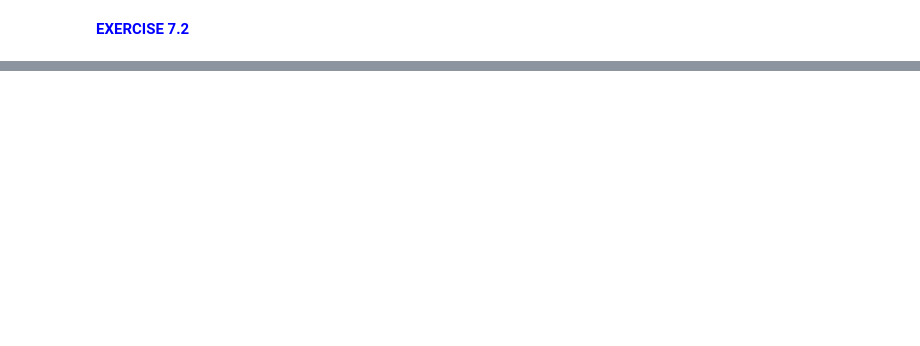
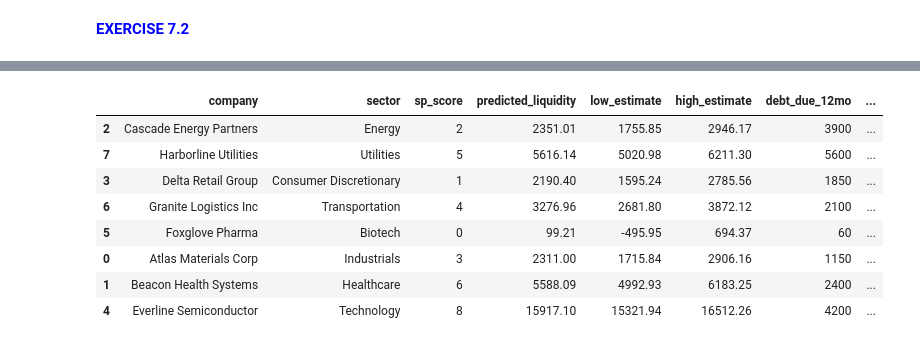
Before and after one commit to Brice-Dev-Lab/PyFi_Coursework, a Jupyter notebook: machine_learning/module_03/notebooks/ML 03. Jupyter Notebook.ipynb, the cells around one changed output, grey strips where cells are left out. Saved outputs shown, nothing was run; the diff lists cells and outputs as text; code cells hidden in the pictures; blank space fills up the shorter version.

Commit message:
completion of module 3 Liquidity Regressor Case Study

```diff
--- a/machine_learning/module_03/notebooks/ML 03. Jupyter Notebook.ipynb
+++ b/machine_learning/module_03/notebooks/ML 03. Jupyter Notebook.ipynb
@@ -944,0 +1007,70 @@ MAE: 1711.57
+# %%
+# ---------------------------------------------------------------------
+# PORTFOLIO LIQUIDITY SCREEN
+# Score a book of prospective borrowers with the persisted GB model.
+# All figures are $ in millions, consistent with the training data.
+# ---------------------------------------------------------------------
+import joblib
+
+MODEL_PATH  = '../models/best_model_gb.pkl'
+CLIENT_PATH = '../data/raw/client_data.csv'
+
+# 1. Load the persisted model and ask it which features it expects,
+#    rather than assuming the client file is already in the right shape.
+loaded_model  = joblib.load(MODEL_PATH)
+best_pipeline = loaded_model.best_estimator_
+FEATURE_COLS  = list(best_pipeline.feature_names_in_)
+
+# 2. Load the client book
+clients = pd.read_csv(CLIENT_PATH)
+
+# 3. Validate before scoring anything - fail loudly, not silently
+missing = [c for c in FEATURE_COLS if c not in clients.columns]
+if missing:
+    raise ValueError(f'client file is missing required features: {missing}')
+if clients[FEATURE_COLS].isna().any().any():
+    raise ValueError('client file contains nulls in feature columns')
+
+# Select and order feature columns to match training exactly.
+# company / sector / debt_due_12mo are context for the analyst, not model inputs.
+client_features = clients[FEATURE_COLS]
+
+# 4. Score the book
+clients['predicted_liquidity'] = loaded_model.predict(client_features)
+
+# 5. Attach an uncertainty band from held-out test error - never quote a
+#    point estimate to a credit committee without one.
+model_mae = mean_absolute_error(target_test, loaded_model.predict(input_test))
+clients['low_estimate']  = clients['predicted_liquidity'] - model_mae
+clients['high_estimate'] = clients['predicted_liquidity'] + model_mae
+
+# 6. Analyst metrics: can projected liquidity cover next year's maturities?
+clients['coverage_ratio']    = clients['predicted_liquidity'] / clients['debt_due_12mo']
+clients['downside_coverage'] = clients['low_estimate'] / clients['debt_due_12mo']
+
+# 7. Flag anything outside the range the model actually learned from
+train_lo, train_hi = target_train.min(), target_train.max()
+clients['in_training_range'] = clients['predicted_liquidity'].between(train_lo, train_hi)
+
+# 8. Triage rules
+def triage(row):
+    if not row['in_training_range']:
+        return 'REVIEW - outside model range'
+    if row['downside_coverage'] < 1.0:
+        return 'ESCALATE - shortfall risk'
+    if row['coverage_ratio'] < 1.5:
+        return 'MONITOR'
+    return 'PASS'
+
+clients['recommendation'] = clients.apply(triage, axis=1)
+
+# 9. Committee report, worst coverage first
+report = clients[['company', 'sector', 'sp_score', 'predicted_liquidity',
+                  'low_estimate', 'high_estimate', 'debt_due_12mo',
+                  'coverage_ratio', 'recommendation']].sort_values('coverage_ratio')
+
+print(f'Model test MAE: ${model_mae:,.0f}MM  |  trained on liquidity ${train_lo:,.0f}-${train_hi:,.0f}MM')
+print(f'Scored {len(clients)} companies on {len(FEATURE_COLS)} features')
+print()
+report.round(2)
+# %% [output]
@@ -944,0 +1079,9 @@ MAE: 1711.57
+|  | company | sector | sp_score | predicted_liquidity | low_estimate | high_estimate | debt_due_12mo | ... |
+| 2 | Cascade Energy Partners | Energy | 2 | 2351.01 | 1755.85 | 2946.17 | 3900 | ... |
+| 7 | Harborline Utilities | Utilities | 5 | 5616.14 | 5020.98 | 6211.30 | 5600 | ... |
+| 3 | Delta Retail Group | Consumer Discretionary | 1 | 2190.40 | 1595.24 | 2785.56 | 1850 | ... |
+| 6 | Granite Logistics Inc | Transportation | 4 | 3276.96 | 2681.80 | 3872.12 | 2100 | ... |
+| 5 | Foxglove Pharma | Biotech | 0 | 99.21 | -495.95 | 694.37 | 60 | ... |
+| 0 | Atlas Materials Corp | Industrials | 3 | 2311.00 | 1715.84 | 2906.16 | 1150 | ... |
+| 1 | Beacon Health Systems | Healthcare | 6 | 5588.09 | 4992.93 | 6183.25 | 2400 | ... |
+| 4 | Everline Semiconductor | Technology | 8 | 15917.10 | 15321.94 | 16512.26 | 4200 | ... |
```
Also changed, not shown: parts of 10 cells of this notebook, 4 other files.
